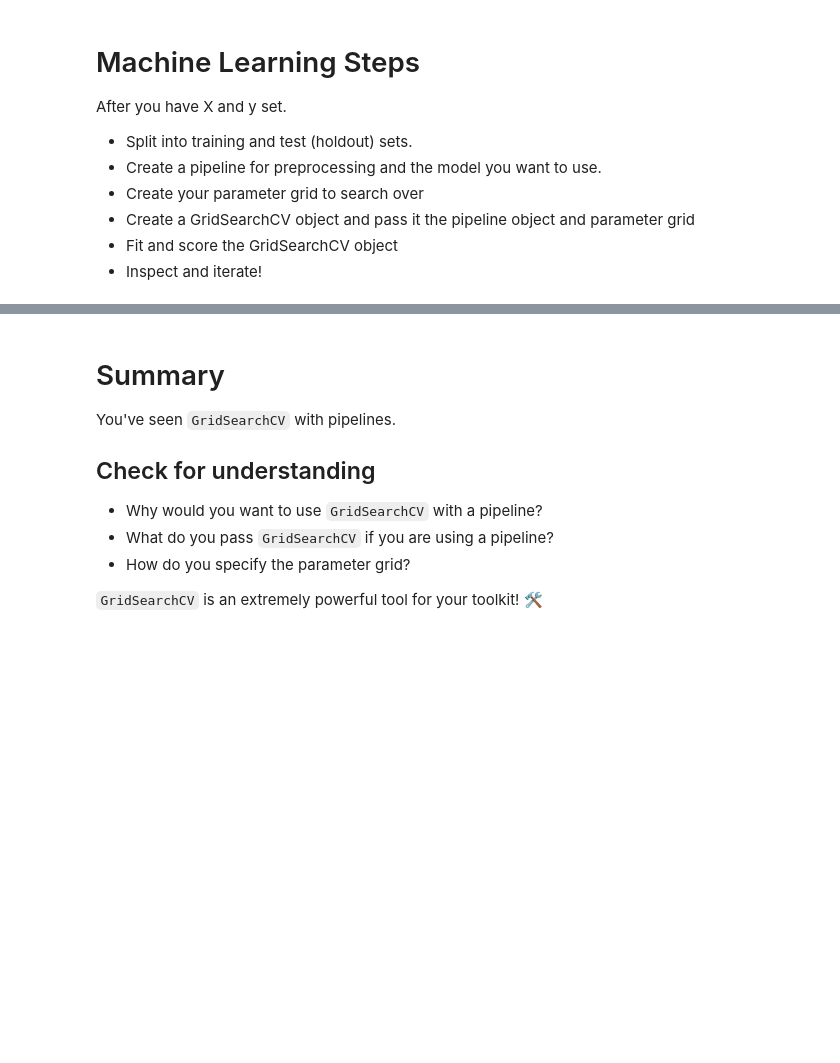
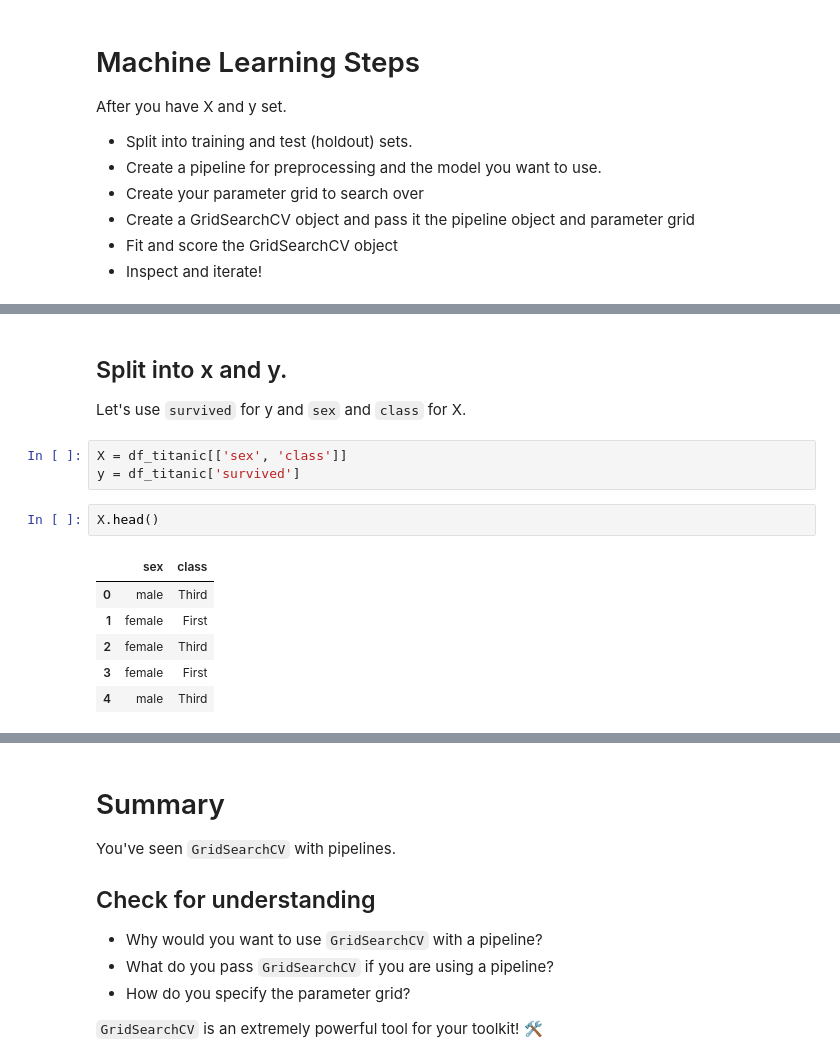
Before and after one commit to ersingt/coursework, a Jupyter notebook: 04-Week/04-gs_pipe/gs_pipeline_solution.ipynb, the cells around one changed output, grey strips where cells are left out. Saved outputs shown, nothing was run; the diff lists cells and outputs as text; blank space fills up the shorter version.

```diff
--- a/04-Week/04-gs_pipe/gs_pipeline_solution.ipynb
+++ b/04-Week/04-gs_pipe/gs_pipeline_solution.ipynb
@@ -221,0 +261,16 @@ After you have X and y set.
+# %% [markdown]
+## Split into x and y.
+
+Let's use `survived` for y and `sex` and `class` for X.
+# %%
+X = df_titanic[['sex', 'class']]
+y = df_titanic['survived']
+# %%
+X.head()
+# %% [output]
+|  | sex | class |
+| 0 | male | Third |
+| 1 | female | First |
+| 2 | female | Third |
+| 3 | female | First |
+| 4 | male | Third |
```
Also changed, not shown: parts of 19 cells of this notebook, 6 other files.
